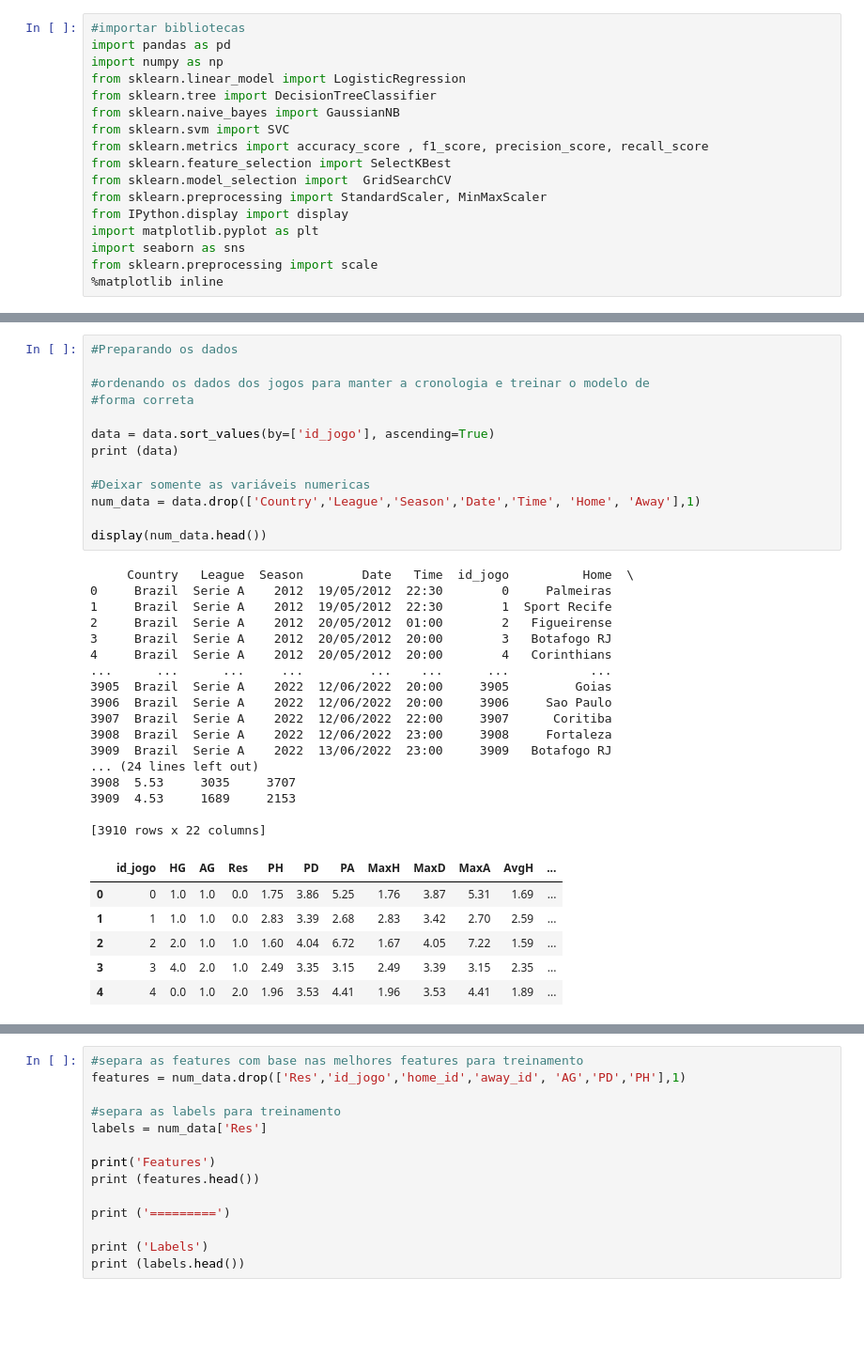
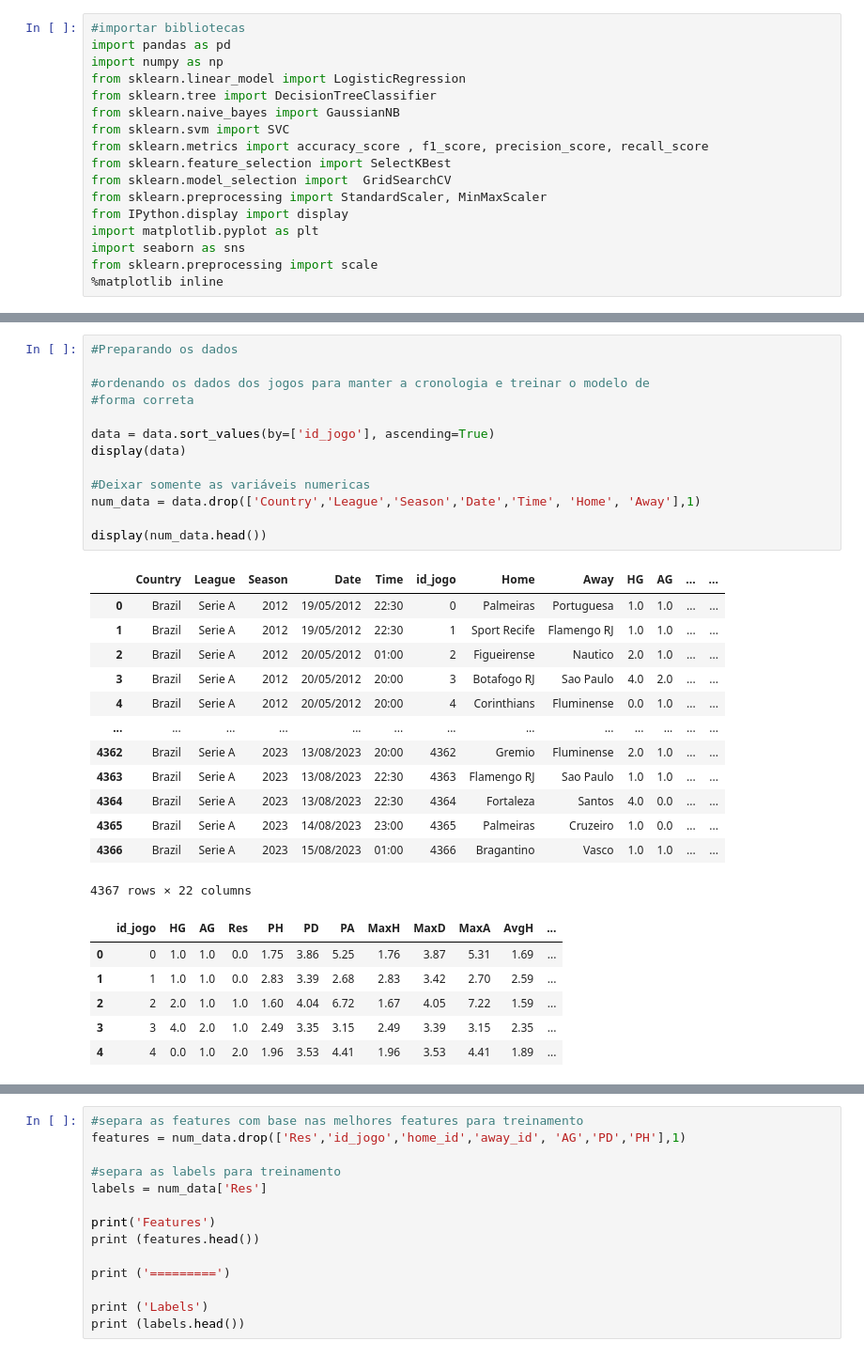
Before and after one commit to csbozo/teste, a Jupyter notebook: teste_previsao_brasileiro_2022.ipynb, the cells around one changed output, grey strips where cells are left out. Shown at 94% size. Cells and saved outputs as stored; diff of their text form; blank space fills up the shorter version.

```diff
--- a/teste_previsao_brasileiro_2022.ipynb
+++ b/teste_previsao_brasileiro_2022.ipynb
@@ -157,40 +159,36 @@ plt.show()
 # %%
 #Preparando os dados
 
 #ordenando os dados dos jogos para manter a cronologia e treinar o modelo de
 #forma correta
 
 data = data.sort_values(by=['id_jogo'], ascending=True)
-print (data)
+display(data)
 
 #Deixar somente as variáveis numericas
 num_data = data.drop(['Country','League','Season','Date','Time', 'Home', 'Away'],1)
 
 display(num_data.head())
 # %% [output]
+|  | Country | League | Season | Date | Time | id_jogo | Home | Away | HG | AG | ... | ... |
+| 0 | Brazil | Serie A | 2012 | 19/05/2012 | 22:30 | 0 | Palmeiras | Portuguesa | 1.0 | 1.0 | ... | ... |
+| 1 | Brazil | Serie A | 2012 | 19/05/2012 | 22:30 | 1 | Sport Recife | Flamengo RJ | 1.0 | 1.0 | ... | ... |
+| 2 | Brazil | Serie A | 2012 | 20/05/2012 | 01:00 | 2 | Figueirense | Nautico | 2.0 | 1.0 | ... | ... |
+| 3 | Brazil | Serie A | 2012 | 20/05/2012 | 20:00 | 3 | Botafogo RJ | Sao Paulo | 4.0 | 2.0 | ... | ... |
+| 4 | Brazil | Serie A | 2012 | 20/05/2012 | 20:00 | 4 | Corinthians | Fluminense | 0.0 | 1.0 | ... | ... |
+| ... | ... | ... | ... | ... | ... | ... | ... | ... | ... | ... | ... | ... |
+| 4362 | Brazil | Serie A | 2023 | 13/08/2023 | 20:00 | 4362 | Gremio | Fluminense | 2.0 | 1.0 | ... | ... |
+| 4363 | Brazil | Serie A | 2023 | 13/08/2023 | 22:30 | 4363 | Flamengo RJ | Sao Paulo | 1.0 | 1.0 | ... | ... |
+| 4364 | Brazil | Serie A | 2023 | 13/08/2023 | 22:30 | 4364 | Fortaleza | Santos | 4.0 | 0.0 | ... | ... |
+| 4365 | Brazil | Serie A | 2023 | 14/08/2023 | 23:00 | 4365 | Palmeiras | Cruzeiro | 1.0 | 0.0 | ... | ... |
+| 4366 | Brazil | Serie A | 2023 | 15/08/2023 | 01:00 | 4366 | Bragantino | Vasco | 1.0 | 1.0 | ... | ... |
-     Country   League  Season        Date   Time  id_jogo          Home  \
-0     Brazil  Serie A    2012  19/05/2012  22:30        0     Palmeiras
-1     Brazil  Serie A    2012  19/05/2012  22:30        1  Sport Recife
-2     Brazil  Serie A    2012  20/05/2012  01:00        2   Figueirense
-3     Brazil  Serie A    2012  20/05/2012  20:00        3   Botafogo RJ
-4     Brazil  Serie A    2012  20/05/2012  20:00        4   Corinthians
-...      ...      ...     ...         ...    ...      ...           ...
-3905  Brazil  Serie A    2022  12/06/2022  20:00     3905         Goias
-3906  Brazil  Serie A    2022  12/06/2022  20:00     3906     Sao Paulo
-3907  Brazil  Serie A    2022  12/06/2022  22:00     3907      Coritiba
-3908  Brazil  Serie A    2022  12/06/2022  23:00     3908     Fortaleza
-3909  Brazil  Serie A    2022  13/06/2022  23:00     3909   Botafogo RJ
-... (24 lines left out)
-3908  5.53     3035     3707
-3909  4.53     1689     2153
-
-[3910 rows x 22 columns]
+4367 rows × 22 columns
-|  | id_jogo | HG | AG | Res | PH | PD | PA | MaxH | MaxD | MaxA | AvgH | ... |
-| 0 | 0 | 1.0 | 1.0 | 0.0 | 1.75 | 3.86 | 5.25 | 1.76 | 3.87 | 5.31 | 1.69 | ... |
-| 1 | 1 | 1.0 | 1.0 | 0.0 | 2.83 | 3.39 | 2.68 | 2.83 | 3.42 | 2.70 | 2.59 | ... |
-| 2 | 2 | 2.0 | 1.0 | 1.0 | 1.60 | 4.04 | 6.72 | 1.67 | 4.05 | 7.22 | 1.59 | ... |
-| 3 | 3 | 4.0 | 2.0 | 1.0 | 2.49 | 3.35 | 3.15 | 2.49 | 3.39 | 3.15 | 2.35 | ... |
-| 4 | 4 | 0.0 | 1.0 | 2.0 | 1.96 | 3.53 | 4.41 | 1.96 | 3.53 | 4.41 | 1.89 | ... |
+|  | id_jogo | HG | AG | Res | PH | PD | PA | MaxH | MaxD | MaxA | AvgH | ... |
+| 0 | 0 | 1.0 | 1.0 | 0.0 | 1.75 | 3.86 | 5.25 | 1.76 | 3.87 | 5.31 | 1.69 | ... |
+| 1 | 1 | 1.0 | 1.0 | 0.0 | 2.83 | 3.39 | 2.68 | 2.83 | 3.42 | 2.70 | 2.59 | ... |
+| 2 | 2 | 2.0 | 1.0 | 1.0 | 1.60 | 4.04 | 6.72 | 1.67 | 4.05 | 7.22 | 1.59 | ... |
+| 3 | 3 | 4.0 | 2.0 | 1.0 | 2.49 | 3.35 | 3.15 | 2.49 | 3.39 | 3.15 | 2.35 | ... |
+| 4 | 4 | 0.0 | 1.0 | 2.0 | 1.96 | 3.53 | 4.41 | 1.96 | 3.53 | 4.41 | 1.89 | ... |
 # %%
 #separa as features
 features = num_data.drop(['Res'],1)
```
Also changed, not shown: parts of 17 cells of this notebook.
